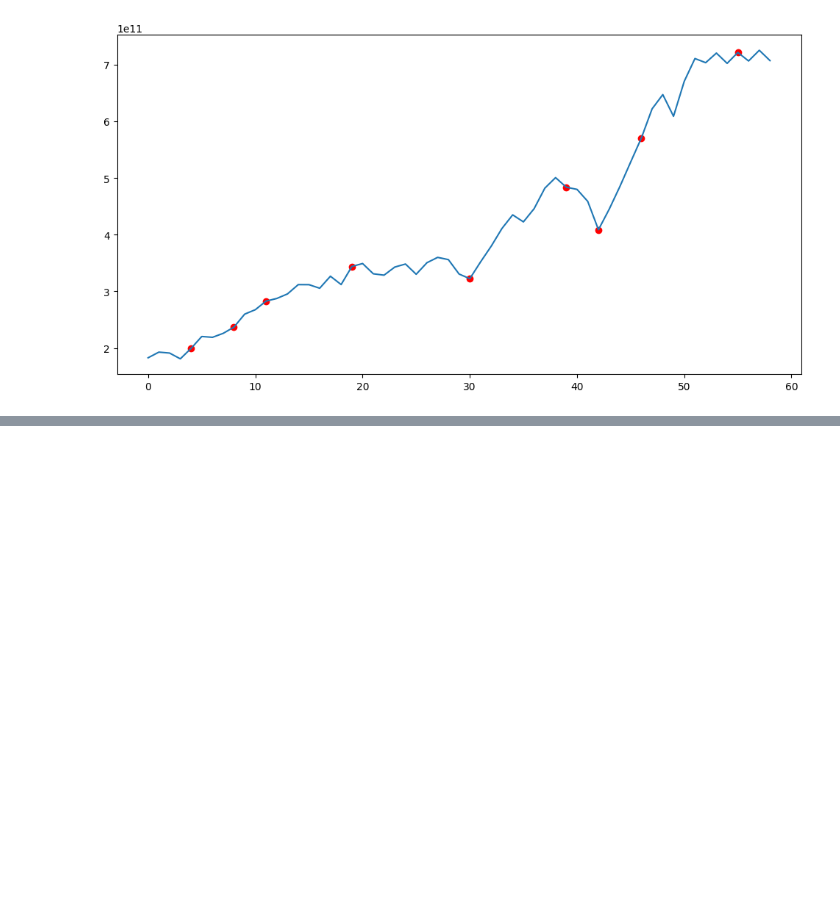
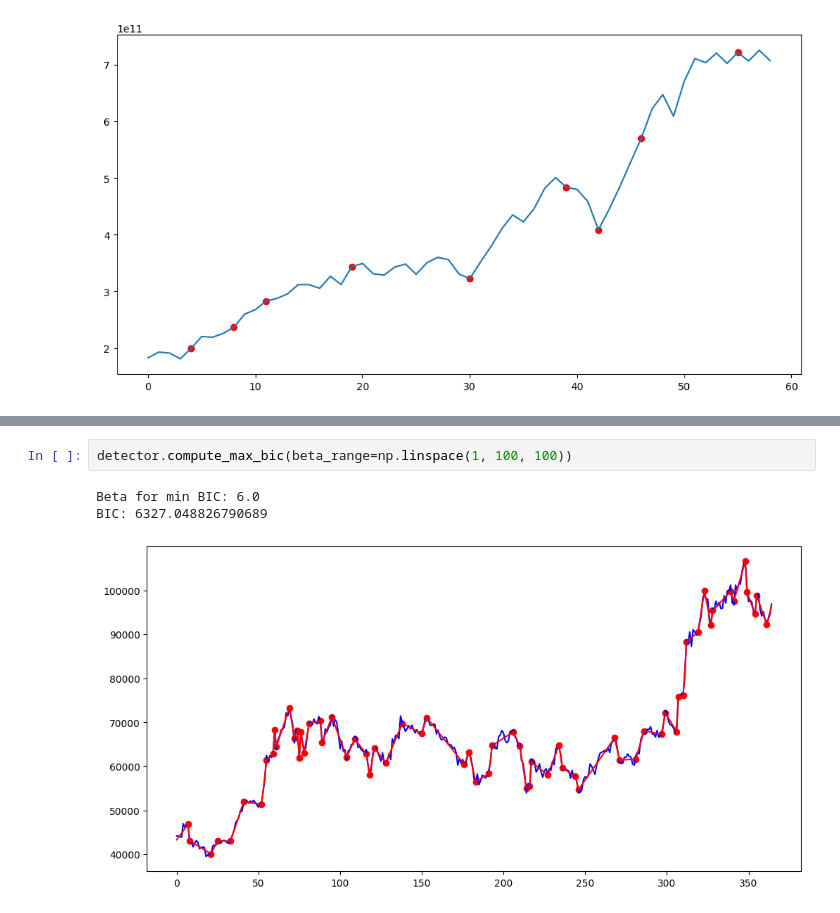
Before and after one commit to QMoayedpour/CPD_MVA, a Jupyter notebook: ntbk/synth_data.ipynb, the cells around one changed output, grey strips where cells are left out. Drawn from its saved outputs; the diff is of its cells as text; blank space fills up the shorter version.

```diff
--- a/ntbk/synth_data.ipynb
+++ b/ntbk/synth_data.ipynb
@@ -111,0 +139,6 @@ plt.scatter(output, y[output], c="r")
+# %%
+detector.compute_max_bic(beta_range=np.linspace(1, 100, 100))
+# %% [output]
+Beta for min BIC: 6.0
+BIC: 6327.048826790689
+[figure, added]
```
Also changed, not shown: parts of 2 cells of this notebook, 1 other file.
